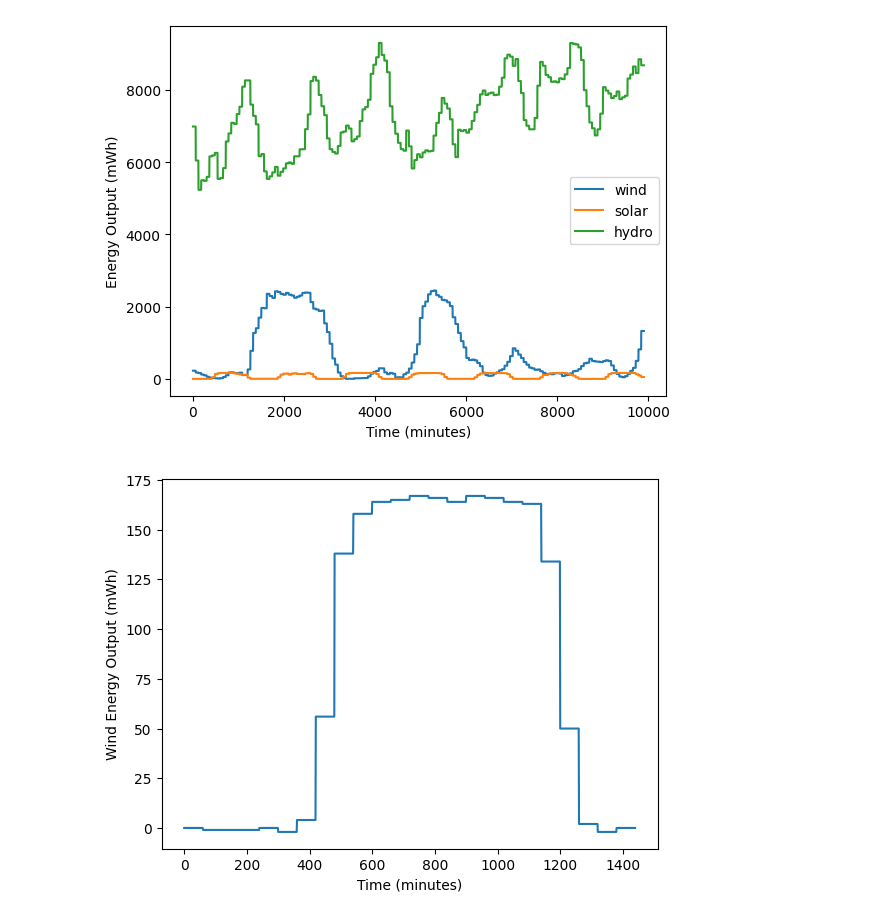
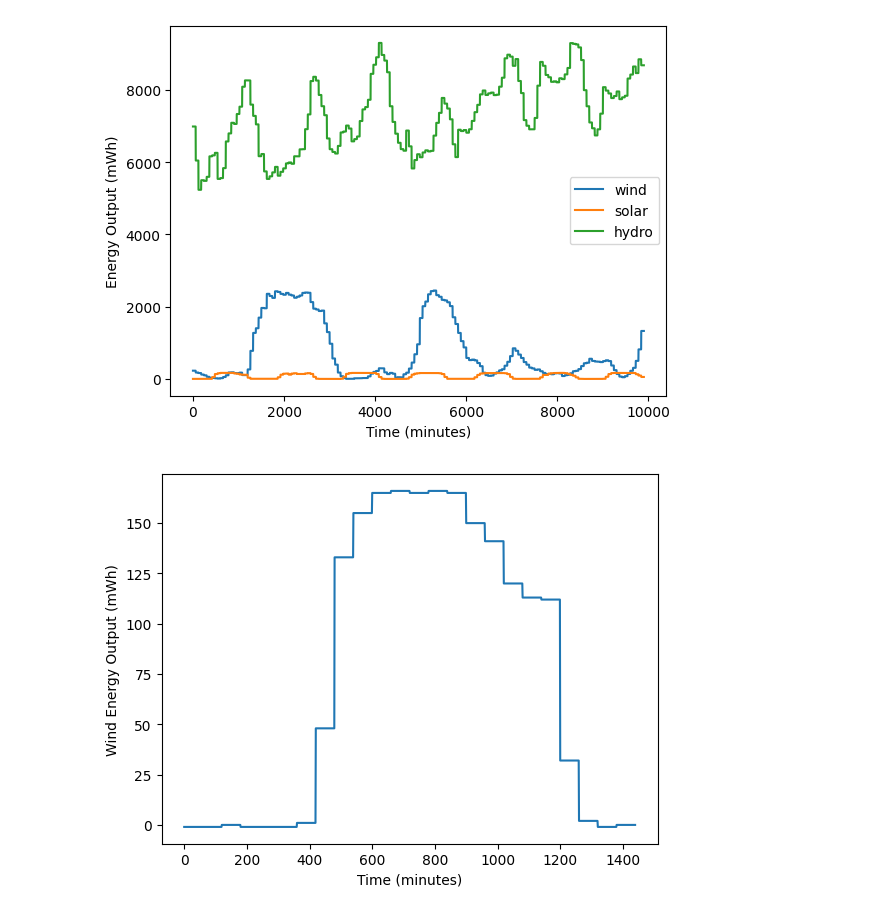
Before and after one commit to calebtheeardley/PeakDemanMinimizationAboveAResourceCurve, a Jupyter notebook: Code/Data Visualization/renewable_data_visualization.ipynb, the cells around one changed output. Cells and saved outputs as stored; diff of their text form; code cells hidden in the pictures.

```diff
--- a/Code/Data Visualization/renewable_data_visualization.ipynb
+++ b/Code/Data Visualization/renewable_data_visualization.ipynb
@@ -45,19 +45,19 @@ plt.show()
 # %%
 total = []
 for i in range(165 * 60):
     sum = wind_energy_7_days[i] + solar_energy_7_days[i] + hydro_energy_7_days[i]
     total.append(sum)
 
-day = 2
+day = 0
 
 x_values = np.array([i for i in range(24 * 60)])
 solar_energy_7_days = np.array(solar_energy_7_days[(day*24) * 60:(day+1) * 24 * 60])
 
 plt.plot(x_values, solar_energy_7_days)
 
 plt.xlabel("Time (minutes)")
 plt.ylabel("Wind Energy Output (mWh)")
 
 plt.show()
 # %% [output]
-[figure, old version]
+[figure, new version]
```
Also changed, not shown: 2 other files.
